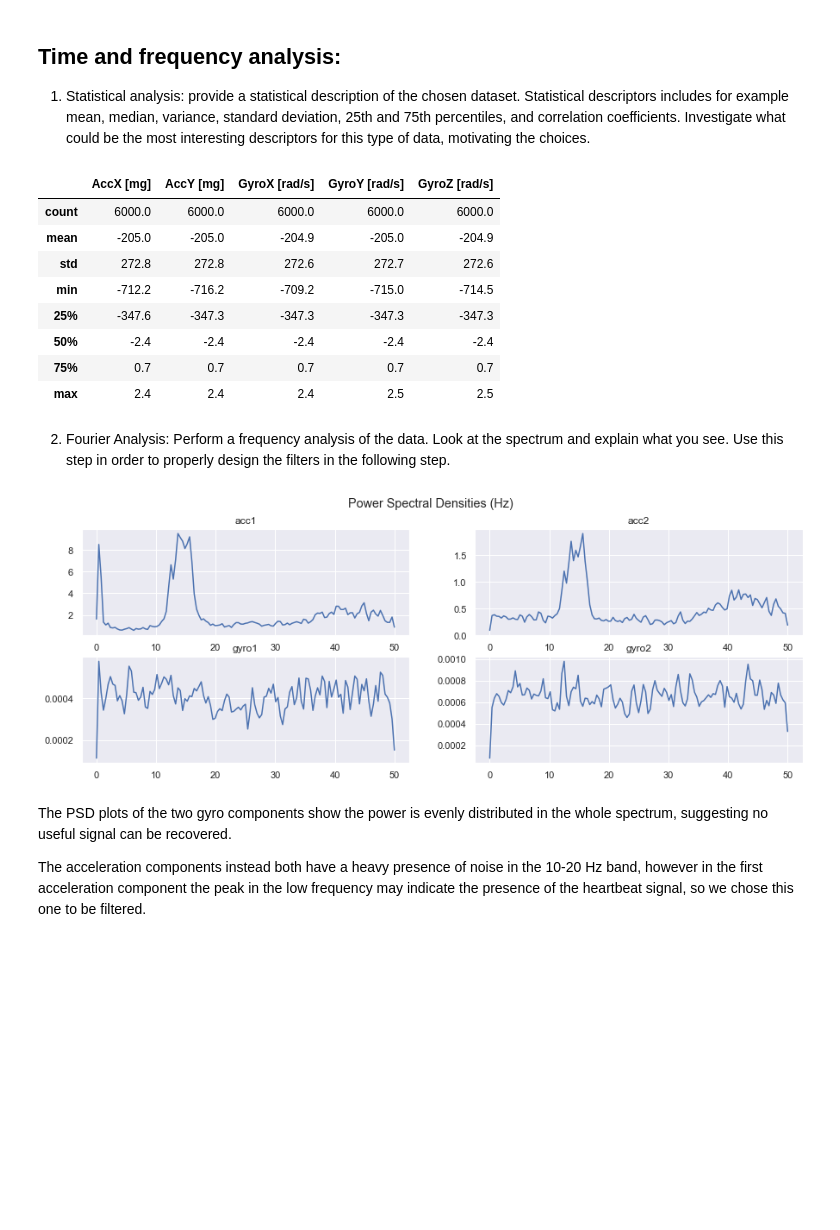
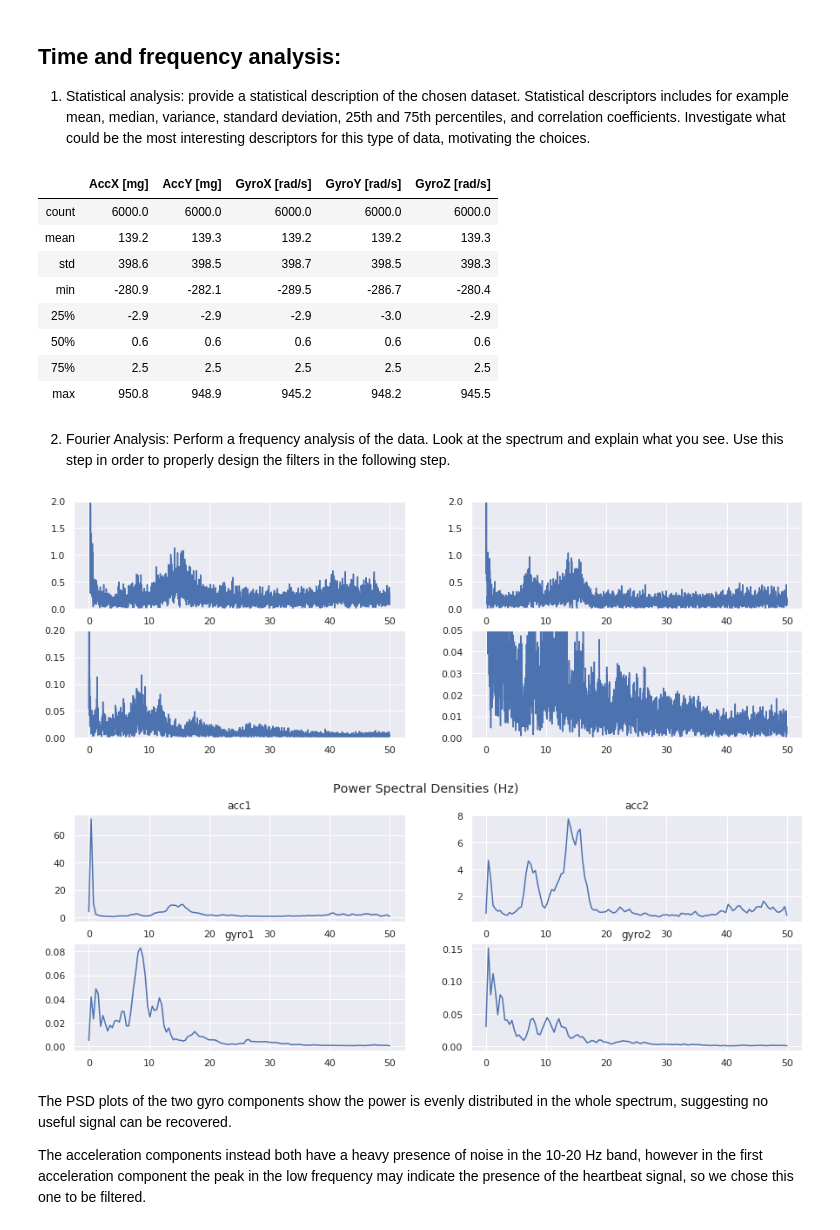
Before and after one commit to CrostaBot/HeartRateEstimation, a Jupyter notebook: BCG.ipynb, the cells around one changed output. Cells and saved outputs as stored; diff of their text form; code cells hidden in the pictures; blank space fills up the shorter version.

```diff
--- a/BCG.ipynb
+++ b/BCG.ipynb
@@ -38,7 +38,7 @@ The selected data are then plotted. These are the three components of both the A
 1. Load the txt file and select only the columns you are interesting in, in order to do a complete data analysis (e.g. Log Freq, AccX, ... )
 # %%
 ###### IMPORT DATA #######
-file_name = "3_Subject_sitting_chair.txt"
+file_name = "4_Chest_sweater.txt"
 
 # creation of a DataFrame containing the whole dataset
 df_chair = pd.DataFrame(pd.read_csv(file_name, sep = "\t", header = 0))
@@ -226,12 +172,11 @@ plt.show()
 # %%
 # compute the mean of X and subtract it to obtain a zero main matrix X
-X_acc = X_acc - X_acc.mean()
+avg = X_acc.mean()
+X_acc = X_acc - avg
 
 # calculate the eigenvalues and eigenvectors of the covariance matrix and compute the covarinace matrix of the new
 # matrix
 l, V = la.eig(np.cov(X_acc))
-#P = V.T
-#Cy = P.dot(np.cov(X_acc)).dot(P.T)
 Cy = np.diag(np.round(np.real(l),2))
 print(Cy, "\n")
 
@@ -259,8 +204,8 @@ matplotlib.rcParams['font.family'] = 'STIXGeneral'
 sns.set()
 plt.figure(figsize=(10,6))
 plt.scatter(first_dim, second_dim, alpha=0.3, c = 'b')
-plt.plot([0, scale_factor*l[0]*np.cov(PCA_acc)[0,0]], [0, scale_factor*l[0]*np.cov(PCA_acc)[1,0]], 'r', lw=3)
-plt.plot([0, scale_factor*l[1]*np.cov(PCA_acc)[0,1]], [0, scale_factor*l[1]*np.cov(PCA_acc)[1,1]], 'r', lw=3)
+plt.plot([0, 0.1*scale_factor*l[0]*np.cov(PCA_acc)[0,0]], [0, scale_factor*l[0]*np.cov(PCA_acc)[1,0]], 'r', lw=3)
+plt.plot([0, 0.1*scale_factor*l[1]*np.cov(PCA_acc)[0,1]], [0, scale_factor*l[1]*np.cov(PCA_acc)[1,1]], 'r', lw=3)
 plt.title('PCA: ACCELEROMETER')
 plt.xlabel('First dimension')
 plt.ylabel('Second dimension')
@@ -357,13 +319,13 @@ stat
 # %% [output]
 |  | AccX [mg] | AccY [mg] | GyroX [rad/s] | GyroY [rad/s] | GyroZ [rad/s] |
 | count | 6000.0 | 6000.0 | 6000.0 | 6000.0 | 6000.0 |
-| mean | -205.0 | -205.0 | -204.9 | -205.0 | -204.9 |
-| std | 272.8 | 272.8 | 272.6 | 272.7 | 272.6 |
-| min | -712.2 | -716.2 | -709.2 | -715.0 | -714.5 |
-| 25% | -347.6 | -347.3 | -347.3 | -347.3 | -347.3 |
-| 50% | -2.4 | -2.4 | -2.4 | -2.4 | -2.4 |
-| 75% | 0.7 | 0.7 | 0.7 | 0.7 | 0.7 |
-| max | 2.4 | 2.4 | 2.4 | 2.5 | 2.5 |
+| mean | 139.2 | 139.3 | 139.2 | 139.2 | 139.3 |
+| std | 398.6 | 398.5 | 398.7 | 398.5 | 398.3 |
+| min | -280.9 | -282.1 | -289.5 | -286.7 | -280.4 |
+| 25% | -2.9 | -2.9 | -2.9 | -3.0 | -2.9 |
+| 50% | 0.6 | 0.6 | 0.6 | 0.6 | 0.6 |
+| 75% | 2.5 | 2.5 | 2.5 | 2.5 | 2.5 |
+| max | 950.8 | 948.9 | 945.2 | 948.2 | 945.5 |
 # %% [markdown]
 
 2. Fourier Analysis: Perform a frequency analysis of the data. Look at the spectrum and explain what you see. Use this step in order to properly design the filters in the following step.
@@ -375,51 +337,51 @@ def get_fft_values(y_values, T, N, f_s):
     return f_values, fft_values
 
 def get_psd_values(y_values, T, N, f_s):
     f_values, psd_values = welch(y_values, fs=f_s)
     return f_values, psd_values
 
 N = df_chair.shape[0]
 T = 1/freq
 f_s = freq
 
-# f_accX, fft_accX = get_fft_values(np.array(PCA_acc[0]), T, N, f_s)
-# f_accY, fft_accY  = get_fft_values(np.array(PCA_acc[1]), T, N, f_s)
-# f_gyroX, fft_gyroX = get_fft_values(np.array(X_gyro[0,:]), T, N, f_s)
-# f_gyroY, fft_gyroY = get_fft_values(np.array(X_gyro[1,:]), T, N, f_s)
-# f_gyroZ, fft_gyroZ = get_fft_values(np.array(X_gyro[2,:]), T, N, f_s)
+f_accX, fft_accX = get_fft_values(np.array(PCA_acc[0]), T, N, f_s)
+f_accY, fft_accY  = get_fft_values(np.array(PCA_acc[1]), T, N, f_s)
+f_gyroX, fft_gyroX = get_fft_values(np.array(X_gyro[0,:]), T, N, f_s)
+f_gyroY, fft_gyroY = get_fft_values(np.array(X_gyro[1,:]), T, N, f_s)
 
-# figure, axis = plt.subplots(3, 2, figsize = (15, 5))
-# axis[0, 0].plot(f_accX, fft_accX)
-# axis[0, 0].set_ylim([0, 2])
-# axis[0, 1].plot(f_accY, fft_accY)
-# axis[0, 1].set_ylim([0, 2])
-# axis[1, 0].plot(f_gyroX, fft_gyroX)
-# axis[1, 0].set_ylim([0, 0.2])
-# axis[1, 1].plot(f_gyroY, fft_gyroY)
-# axis[1, 1].set_ylim([0, 0.05])
-# axis[2, 0].plot(f_gyroZ, fft_gyroZ)
-# axis[2, 0].set_ylim([0, 0.05])
+
+figure, axis = plt.subplots(2, 2, figsize = (15, 5))
+axis[0, 0].plot(f_accX, fft_accX)
+axis[0, 0].set_ylim([0, 2])
+axis[0, 1].plot(f_accY, fft_accY)
+axis[0, 1].set_ylim([0, 2])
+axis[1, 0].plot(f_gyroX, fft_gyroX)
+axis[1, 0].set_ylim([0, 0.2])
+axis[1, 1].plot(f_gyroY, fft_gyroY)
+axis[1, 1].set_ylim([0, 0.05])
+
 
 f_accX_psd, fft_accX_psd = get_psd_values(np.array(PCA_acc[0]), T, N, f_s)
 f_accY_psd, fft_accY_psd  = get_psd_values(np.array(PCA_acc[1]), T, N, f_s)
 f_gyroX_psd, fft_gyroX_psd = get_psd_values(np.array(X_gyro[0,:]), T, N, f_s)
 f_gyroY_psd, fft_gyroY_psd = get_psd_values(np.array(X_gyro[1,:]), T, N, f_s)
-#f_gyroZ_psd, fft_gyroZ_psd = get_psd_values(np.array(X_gyro[2,:]), T, N, f_s)
+
 
 figure, axis = plt.subplots(2, 2, figsize = (15, 5))
 figure.suptitle("Power Spectral Densities (Hz)")
 axis[0, 0].plot(f_accX_psd, fft_accX_psd)
 axis[0, 0].set_title("acc1")
 axis[0, 1].plot(f_accY_psd, fft_accY_psd)
 axis[0, 1].set_title("acc2")
 axis[1, 0].plot(f_gyroX_psd, fft_gyroX_psd)
 axis[1, 0].set_title("gyro1")
 axis[1, 1].plot(f_gyroY_psd, fft_gyroY_psd)
 axis[1, 1].set_title("gyro2")
 
 plt.show()
 # %% [output]
-[figure, old version]
+[figure, new version]
+[figure, added]
 # %% [markdown]
 The PSD plots of the two gyro components show the power is evenly distributed in the whole spectrum, suggesting no useful signal can be recovered.
 
```
Also changed, not shown: parts of 16 cells of this notebook, 1 other file.
